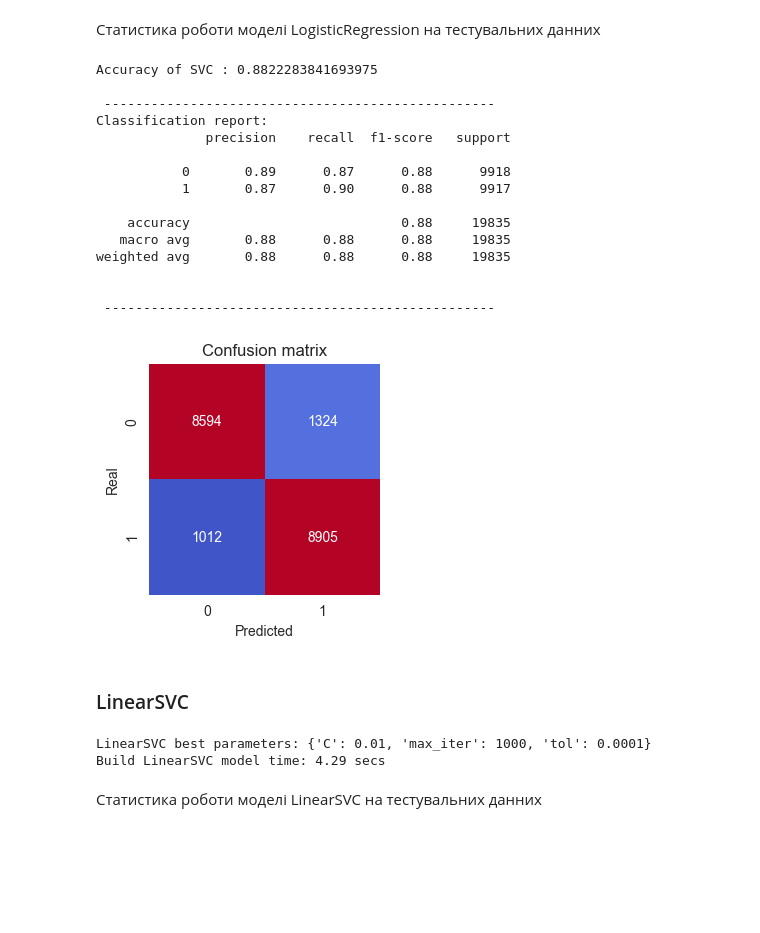
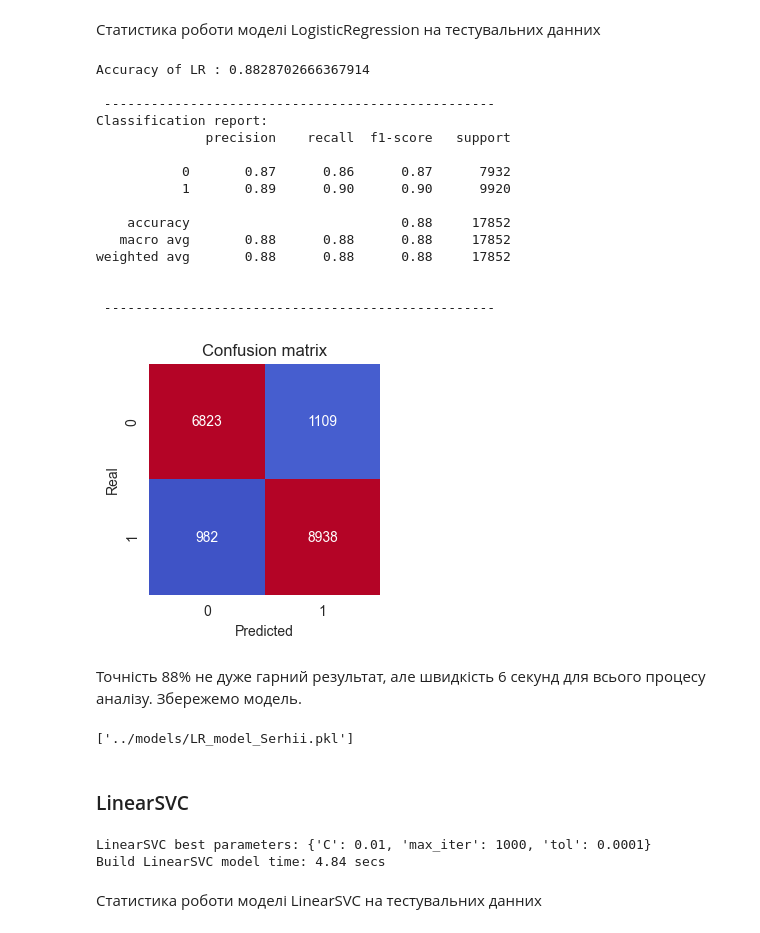
Before and after one commit to serzhu/DS_final_project, a Jupyter notebook: notebooks/internet_service_churn_Serhii.ipynb, the cells around one changed output. Saved outputs shown, nothing was run; the diff lists cells and outputs as text; code cells hidden in the pictures; blank space fills up the shorter version.

```diff
--- a/notebooks/internet_service_churn_Serhii.ipynb
+++ b/notebooks/internet_service_churn_Serhii.ipynb
@@ -208,3 +254,19 @@ joblib.dump(scaler,'../models/scaler_Serhii.pkl')
+# %%
+def model_info(y_test, y_pred):
+    accuracy = accuracy_score(y_test, y_pred)
+    print(f"Accuracy of LR : {accuracy}")
+    print('\n','-'*50)
+    print('Classification report:')
+    print(classification_report(y_test, y_pred))
+    print('\n','-'*50)
+    cm = confusion_matrix(y_test, y_pred)
+
+    plt.figure(figsize=(3, 3))
+    sns.heatmap(cm, square=True, annot=True, fmt='d', cbar=False, cmap='coolwarm', vmin=900, vmax=6000)
+    plt.title('Confusion matrix')
+    plt.ylabel('Real')
+    plt.xlabel('Predicted')
+    plt.show()
 # %% [markdown]
 Підбирати найкращі гіперпараметри будемо за допомогою GridSearchCV
 # %% [markdown]
@@ -237,36 +318,30 @@ Logistic Regression best parameters: {'C': 0.001, 'max_iter': 20, 'penalty': 'l2
 # %% [markdown]
 Статистика роботи моделі LogisticRegression на тестувальних данних
-# %%
-accuracy_lr = accuracy_score(y_test, y_pred_lr)
-print(f"Accuracy of SVC : {accuracy_lr}")
-print('\n','-'*50)
-print('Classification report:')
-print(classification_report(y_test, y_pred_lr))
-print('\n','-'*50)
-cm = confusion_matrix(y_test, y_pred_lr)
-
-plt.figure(figsize=(3, 3))
-sns.heatmap(cm, square=True, annot=True, fmt='d', cbar=False, cmap='coolwarm', vmin=900, vmax=6000)
-plt.title('Confusion matrix')
-plt.ylabel('Real')
-plt.xlabel('Predicted');
-# %% [output]
-Accuracy of SVC : 0.8822283841693975
-
- --------------------------------------------------
-Classification report:
-              precision    recall  f1-score   support
-
-           0       0.89      0.87      0.88      9918
-           1       0.87      0.90      0.88      9917
-
-    accuracy                           0.88     19835
-   macro avg       0.88      0.88      0.88     19835
-weighted avg       0.88      0.88      0.88     19835
-
-
- --------------------------------------------------
-[figure, removed]
+# %%
+model_info(y_test, y_pred_lr)
+# %% [output]
+Accuracy of LR : 0.8828702666367914
+
+ --------------------------------------------------
+Classification report:
+              precision    recall  f1-score   support
+
+           0       0.87      0.86      0.87      7932
+           1       0.89      0.90      0.90      9920
+
+    accuracy                           0.88     17852
+   macro avg       0.88      0.88      0.88     17852
+weighted avg       0.88      0.88      0.88     17852
+
+
+ --------------------------------------------------
+[figure, added]
+# %% [markdown]
+Точність 88% не дуже гарний результат, але швидкість 6 секунд для всього процесу аналізу. Збережемо модель.
+# %%
+joblib.dump(lr_model,'../models/LR_model_Serhii.pkl')
+# %% [output]
+['../models/LR_model_Serhii.pkl']
 # %% [markdown]
 ### LinearSVC
 # %%
@@ -281,11 +356,12 @@ print(f'LinearSVC best parameters: {linearSVC.best_params_}')
 
 svc_model = linearSVC.best_estimator_
 y_pred_svc = svc_model.predict(X_test)
+accuracy_svc = accuracy_score(y_test, y_pred_svc)
 
 svc_end_time = time.time()-svc_start_time
 print(f'Build LinearSVC model time: {svc_end_time:.2f} secs')
 # %% [output]
 LinearSVC best parameters: {'C': 0.01, 'max_iter': 1000, 'tol': 0.0001}
-Build LinearSVC model time: 4.29 secs
+Build LinearSVC model time: 4.84 secs
 # %% [markdown]
 Статистика роботи моделі LinearSVC на тестувальних данних
```
Also changed, not shown: parts of 39 cells of this notebook, 11 other files.
